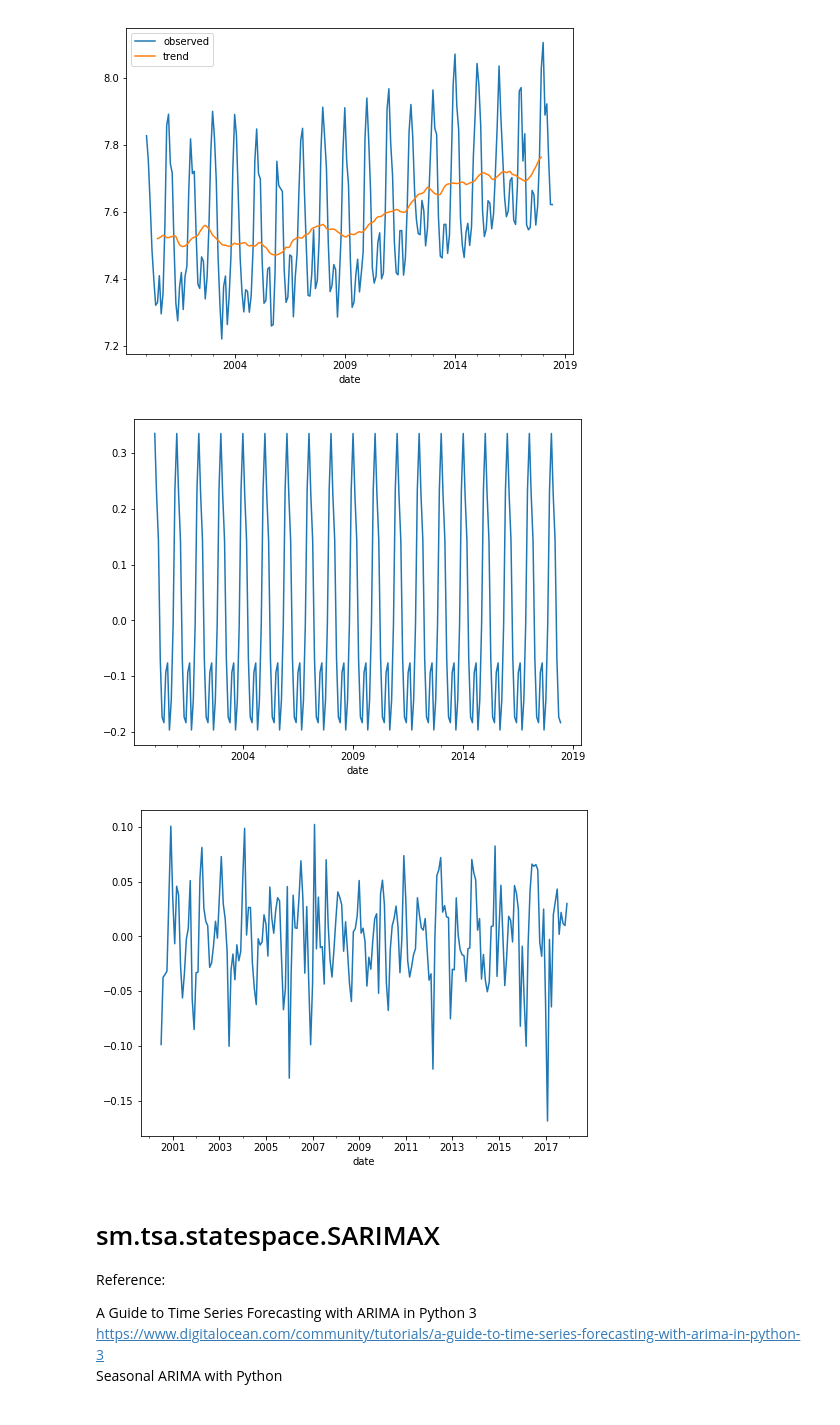
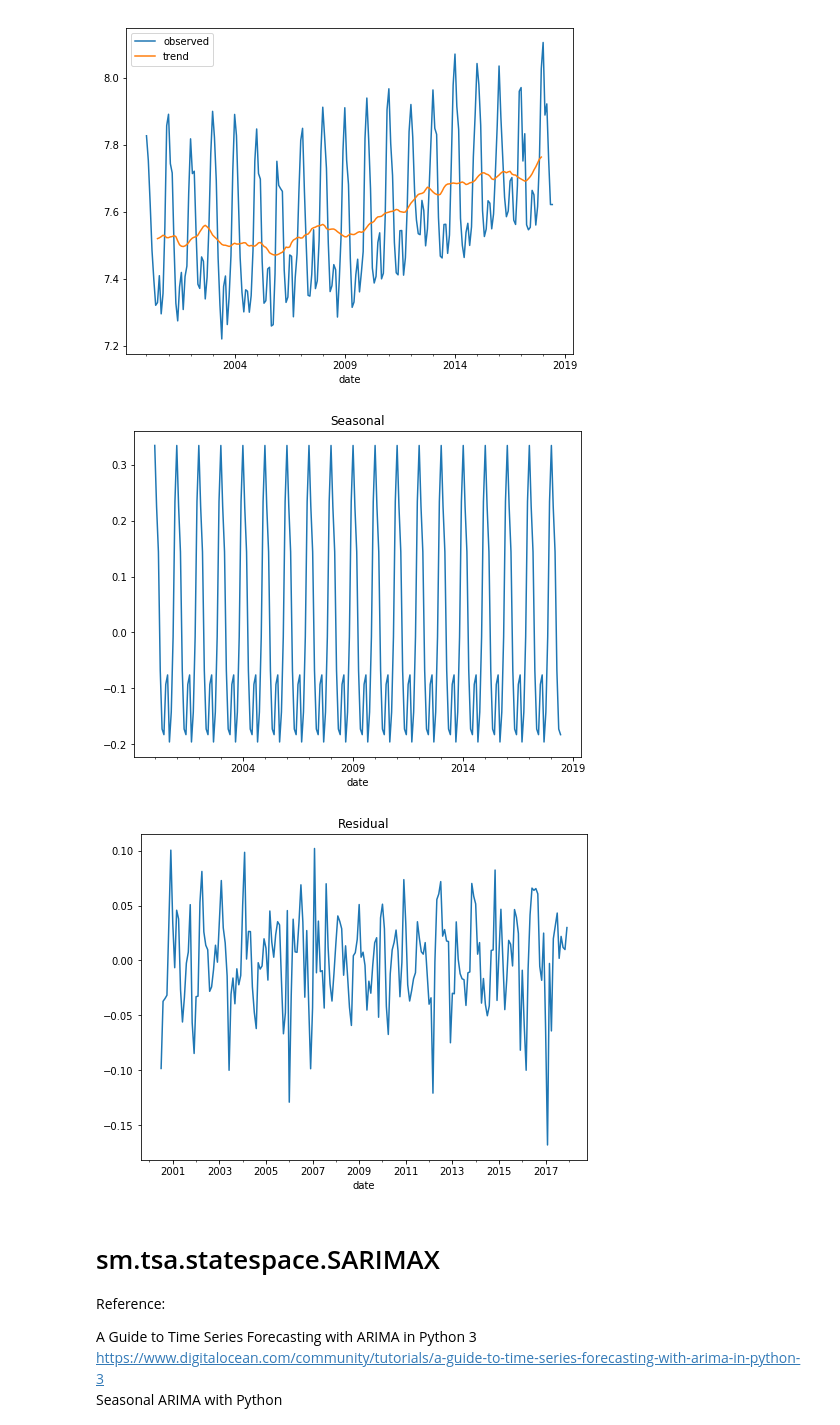
Before and after one commit to matsueushi/timeseries_notebook, a Jupyter notebook: timeseries_python.ipynb, the cells around one changed output. Drawn from its saved outputs; the diff is of its cells as text; code cells hidden in the pictures.

```diff
--- a/timeseries_python.ipynb
+++ b/timeseries_python.ipynb
@@ -145,14 +145,14 @@ plt.legend();
 [figure]
 # %%
 plt.figure(figsize=(8, 6))
-seas_dec_result.seasonal.plot(label='Seasonal');
+seas_dec_result.seasonal.plot(title='Seasonal');
 # %% [output]
-[figure, old version]
+[figure, new version]
 # %%
 plt.figure(figsize=(8, 6))
-seas_dec_result.resid.plot(label='Residual');
+seas_dec_result.resid.plot(title='Residual');
 # %% [output]
-[figure, old version]
+[figure, new version]
 # %% [markdown]
 # sm.tsa.statespace.SARIMAX
 Reference:
```
Also changed, not shown: parts of 5 cells of this notebook, 1 other file.
